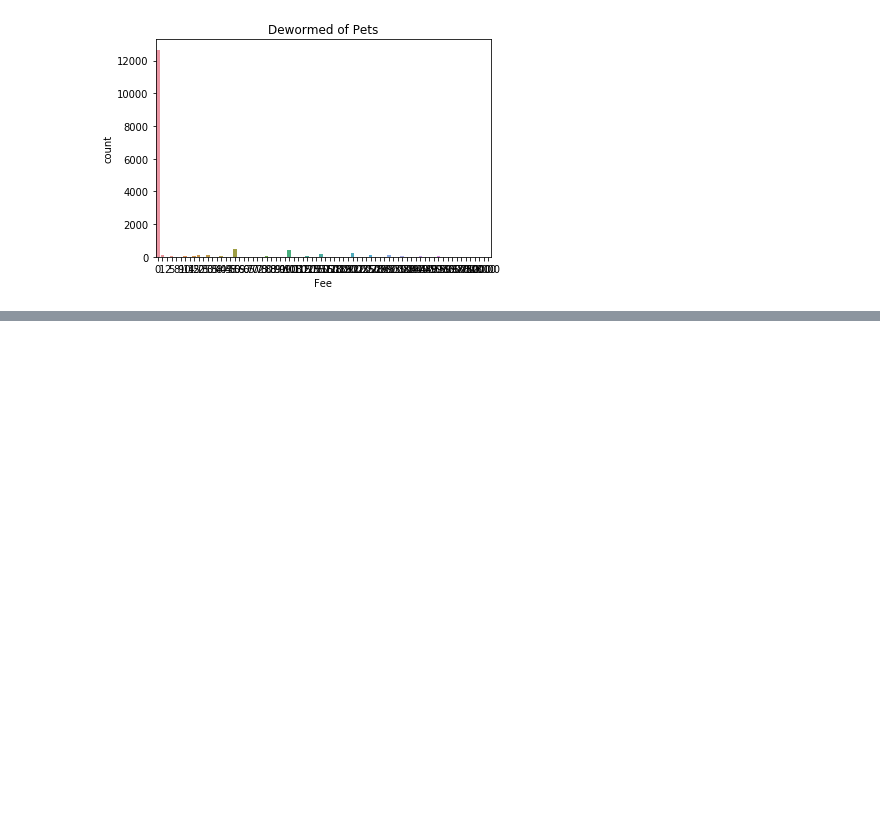
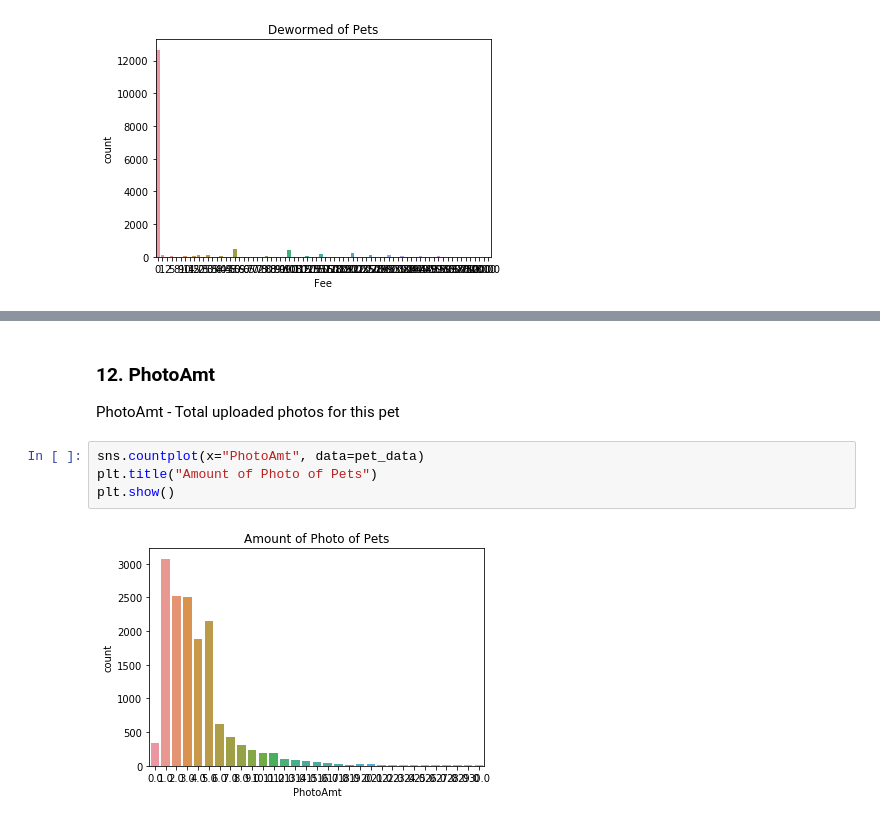
Before and after one commit to kagglebraker/PetAdoptionPrediction, a Jupyter notebook: EDA.ipynb, the cells around one changed output, grey strips where cells are left out. Drawn from its saved outputs; the diff is of its cells as text; blank space fills up the shorter version.

```diff
--- a/EDA.ipynb
+++ b/EDA.ipynb
@@ -148,0 +155,9 @@ plt.show()
+# %% [markdown]
+### 12. PhotoAmt
+PhotoAmt - Total uploaded photos for this pet
+# %%
+sns.countplot(x="PhotoAmt", data=pet_data)
+plt.title("Amount of Photo of Pets")
+plt.show()
+# %% [output]
+[figure, added]
```
Also changed, not shown: parts of 31 cells of this notebook.
